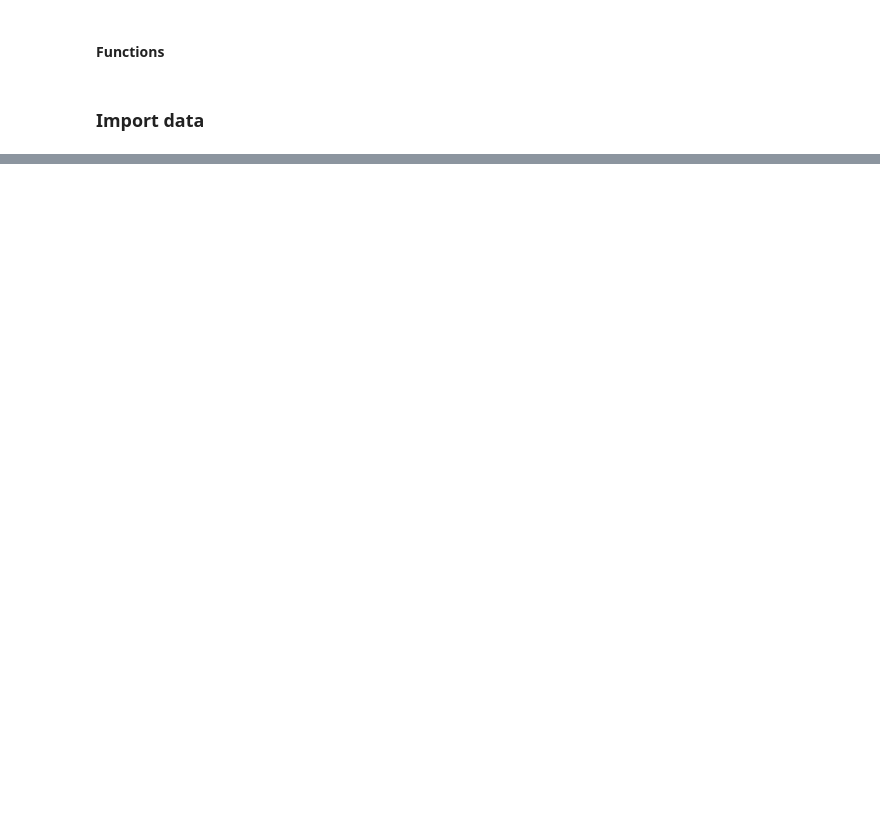
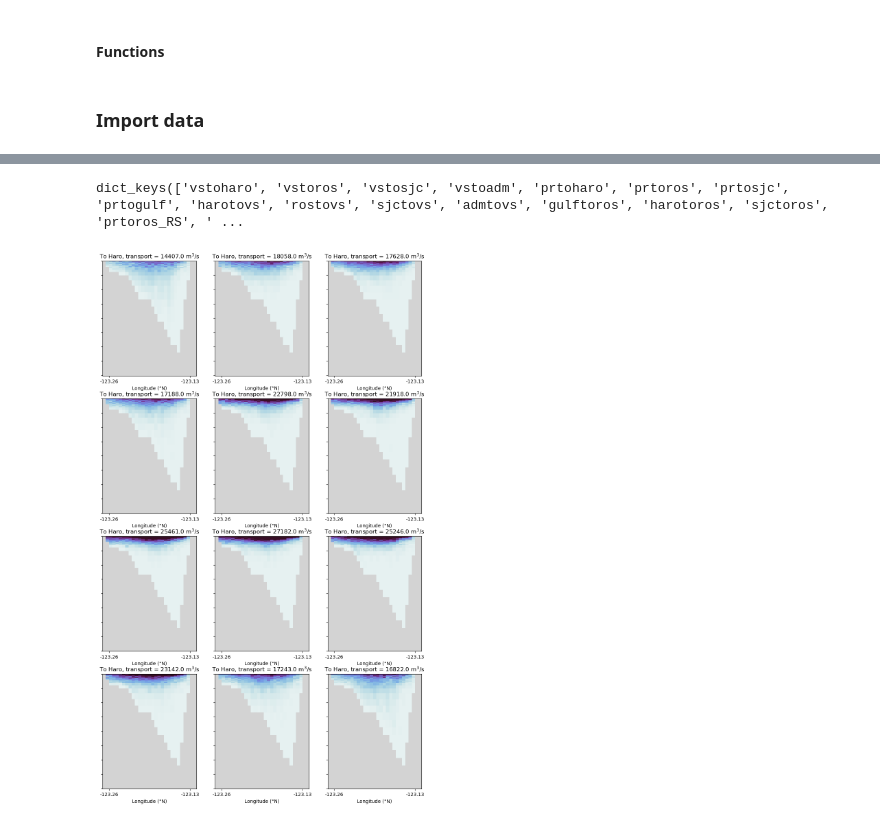
Before and after one commit to SalishSeaCast/analysis-camryn, a Jupyter notebook: Ariane/plot_monthly_averages.ipynb, the cells around one changed output, grey strips where cells are left out. Cells and saved outputs as stored; diff of their text form; code cells hidden in the pictures; blank space fills up the shorter version.

```diff
--- a/Ariane/plot_monthly_averages.ipynb
+++ b/Ariane/plot_monthly_averages.ipynb
@@ -132 +118,36 @@ dict_all['prtoadm_ros']['finallat']
+# %%
+dict_all.keys()
+# %% [output]
+dict_keys(['vstoharo', 'vstoros', 'vstosjc', 'vstoadm', 'prtoharo', 'prtoros', 'prtosjc', 'prtogulf', 'harotovs', 'rostovs', 'sjctovs', 'admtovs', 'gulftoros', 'harotoros', 'sjctoros', 'prtoros_RS', ' ...
+# %%
+lonWharo = 215
+lonEharo = 244
+latharo = 300
+lonWros=281
+lonEros=305
+latros = 267
+latsjc = 281
+lonWsjc = 261
+lonEsjc = 267
+lonWadm = 230
+lonEadm = 262
+latadm = 218
+lonWg1 = 234
+lonEg1 = 253
+latg1 = 386
+lonWpr = 260
+lonEpr = 310
+latpr = 386
+
+months = ['jan','feb','mar','apr','may','jun','jul','aug','sep','oct','nov','dec']
+
+days_month = [31,28,31,30,31,30,31,31,30,31,30,31]
+# %%
+fig,[[ax1,ax2,ax3],[ax4,ax5,ax6],[ax7,ax8,ax9],[ax10,ax11,ax12]] = plt.subplots(4,3,figsize=(12,20))
+
+for ii,ax in enumerate([ax1,ax2,ax3,ax4,ax5,ax6,ax7,ax8,ax9,ax10,ax11,ax12]):
+    title = 'To Haro, transport = ' + str(np.round(np.sum(dict_all['prtoharo']['final_transp'][months[ii]])/(23*days_month[ii]))) + f' m$^3$/s'
+    plotCS(ax,dict_all['prtoharo']['final_lon'][months[ii]].dropna(),dict_all['prtoharo']['final_z'][months[ii]].dropna(),dict_all['prtoharo']['final_transp'][months[ii]].dropna(),lonWharo,lonEharo,latharo,38,0.1,23*30,title,False,False)
+# %% [output]
+[figure, added]
 # %%
```
Also changed, not shown: parts of 14 cells of this notebook.
